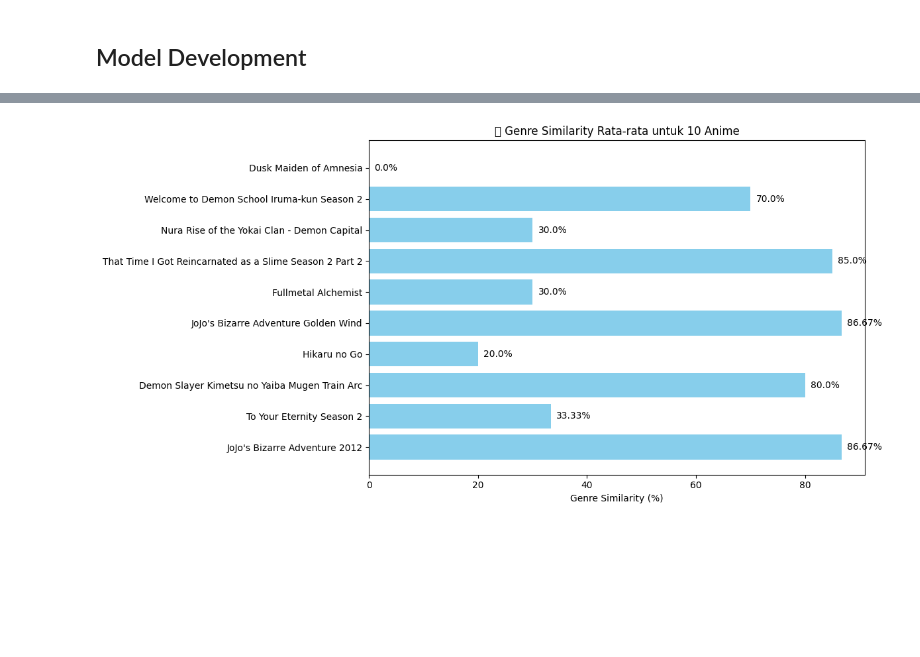
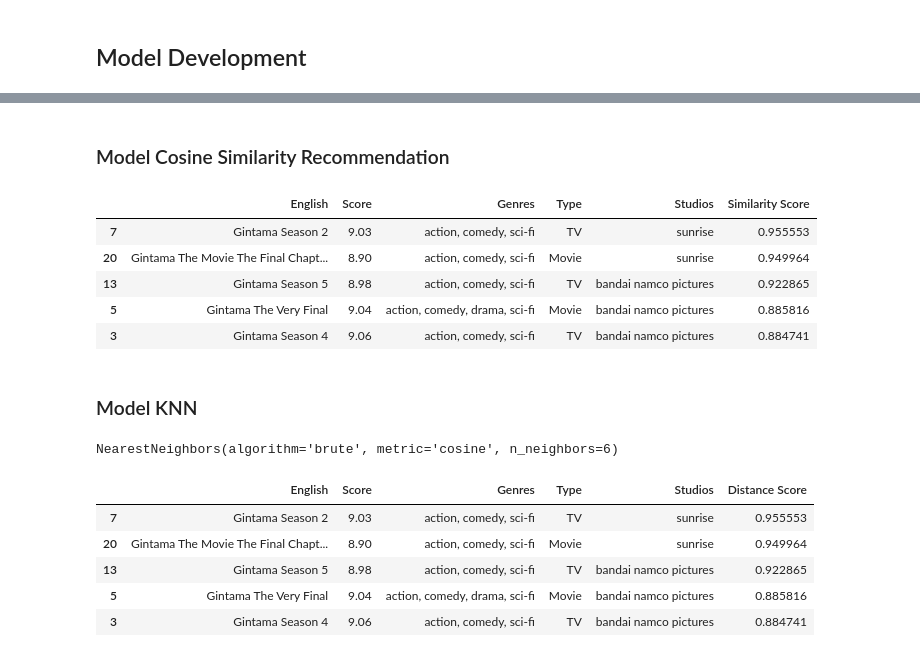
Before and after one commit to habbazettt/SMLT_Recommendation, a Jupyter notebook: Submission_MLT_Hubbal.ipynb, the cells around one changed output, grey strips where cells are left out. Saved outputs shown, nothing was run; the diff lists cells and outputs as text; code cells hidden in the pictures; blank space fills up the shorter version.

```diff
--- a/Submission_MLT_Hubbal.ipynb
+++ b/Submission_MLT_Hubbal.ipynb
@@ -505,2 +488,16 @@ Fungsi `describe()` memberikan informasi statistik pada masing-masing kolom, ant
+# %%
+# Feature Extraction with TF-IDF
+tfidf_title = TfidfVectorizer(max_features=300)
+title_tfidf = tfidf_title.fit_transform(df['English'])
+tfidf_genre = TfidfVectorizer(max_features=100)
+genre_tfidf = tfidf_genre.fit_transform(df['Genres'])
+tfidf_studio = TfidfVectorizer(max_features=50)
+studio_tfidf = tfidf_studio.fit_transform(df['Studios'])
+
+# Combine TF-IDF features
+tfidf_features = hstack([title_tfidf, genre_tfidf, studio_tfidf])
+# %%
+# Combine all features
+all_features = hstack([tfidf_features, scaled_numeric])
 # %% [markdown]
 ## Model Development
@@ -939,4 +504,35 @@ def batch_genre_similarity_plot(sample_size=10, top_k=5):
-# %%
-batch_genre_similarity_plot(sample_size=10, top_k=5)
-# %% [output]
-[figure, removed]
+# %% [markdown]
+### Model Cosine Similarity Recommendation
+# %%
+# Hitung matriks similaritas
+cosine_sim = cosine_similarity(all_features, dense_output=False)
+# %%
+def cosine_recommender(anime_index, n_recommend=5):
+    # Dapatkan skor similaritas untuk anime target
+    sim_scores = list(enumerate(cosine_sim[anime_index].toarray().flatten()))
+
+    # Urutkan berdasarkan skor tertinggi
+    sim_scores = sorted(sim_scores, key=lambda x: x[1], reverse=True)
+
+    # Ambil n_recommend + 1 (karena termasuk diri sendiri)
+    sim_scores = sim_scores[1:n_recommend+1]  # Exclude itself
+
+    # Dapatkan indeks anime yang direkomendasikan
+    anime_indices = [i[0] for i in sim_scores]
+
+    # Return dataframe rekomendasi
+    recommendations = df.iloc[anime_indices][['English', 'Score', 'Genres', 'Type', 'Studios']]
+    recommendations['Similarity Score'] = [i[1] for i in sim_scores]
+
+    return recommendations
+# %%
+cosine_recommender(anime_index = 10, n_recommend=5)
+# %% [output]
+|  | English | Score | Genres | Type | Studios | Similarity Score |
+| 7 | Gintama Season 2 | 9.03 | action, comedy, sci-fi | TV | sunrise | 0.955553 |
+| 20 | Gintama The Movie The Final Chapt... | 8.90 | action, comedy, sci-fi | Movie | sunrise | 0.949964 |
+| 13 | Gintama Season 5 | 8.98 | action, comedy, sci-fi | TV | bandai namco pictures | 0.922865 |
+| 5 | Gintama The Very Final | 9.04 | action, comedy, drama, sci-fi | Movie | bandai namco pictures | 0.885816 |
+| 3 | Gintama Season 4 | 9.06 | action, comedy, sci-fi | TV | bandai namco pictures | 0.884741 |
+# %% [markdown]
+### Model KNN
@@ -942,0 +546,5 @@ batch_genre_similarity_plot(sample_size=10, top_k=5)
+# %%
+# Latih model dengan data features gabungan
+knn_model.fit(all_features)
+# %% [output]
+NearestNeighbors(algorithm='brute', metric='cosine', n_neighbors=6)
@@ -942,0 +571,9 @@ batch_genre_similarity_plot(sample_size=10, top_k=5)
+# %%
+knn_recommender(anime_index = 10, n_recommend=5)
+# %% [output]
+|  | English | Score | Genres | Type | Studios | Distance Score |
+| 7 | Gintama Season 2 | 9.03 | action, comedy, sci-fi | TV | sunrise | 0.955553 |
+| 20 | Gintama The Movie The Final Chapt... | 8.90 | action, comedy, sci-fi | Movie | sunrise | 0.949964 |
+| 13 | Gintama Season 5 | 8.98 | action, comedy, sci-fi | TV | bandai namco pictures | 0.922865 |
+| 5 | Gintama The Very Final | 9.04 | action, comedy, drama, sci-fi | Movie | bandai namco pictures | 0.885816 |
+| 3 | Gintama Season 4 | 9.06 | action, comedy, sci-fi | TV | bandai namco pictures | 0.884741 |
```
Also changed, not shown: parts of 48 cells of this notebook, 2 other files.
